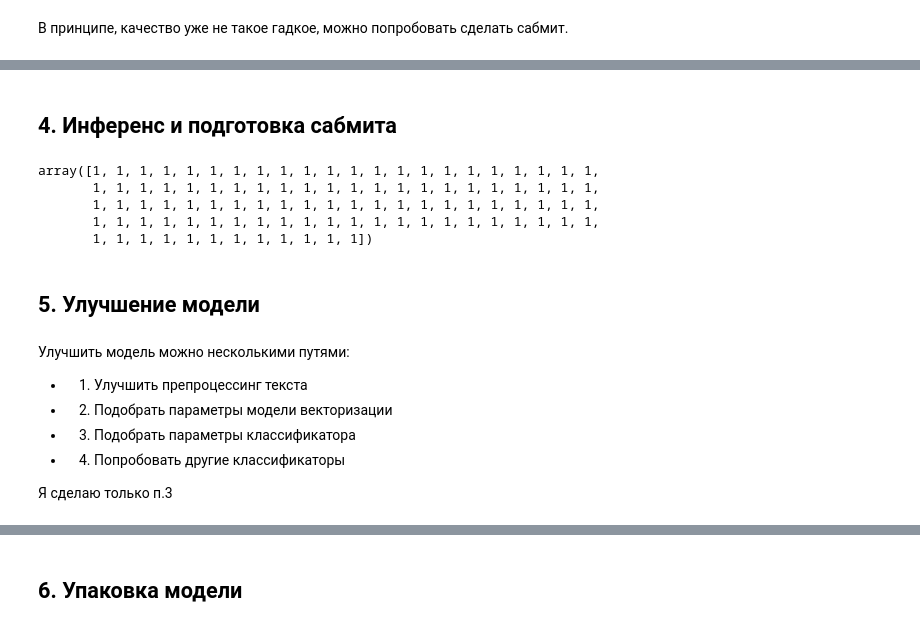
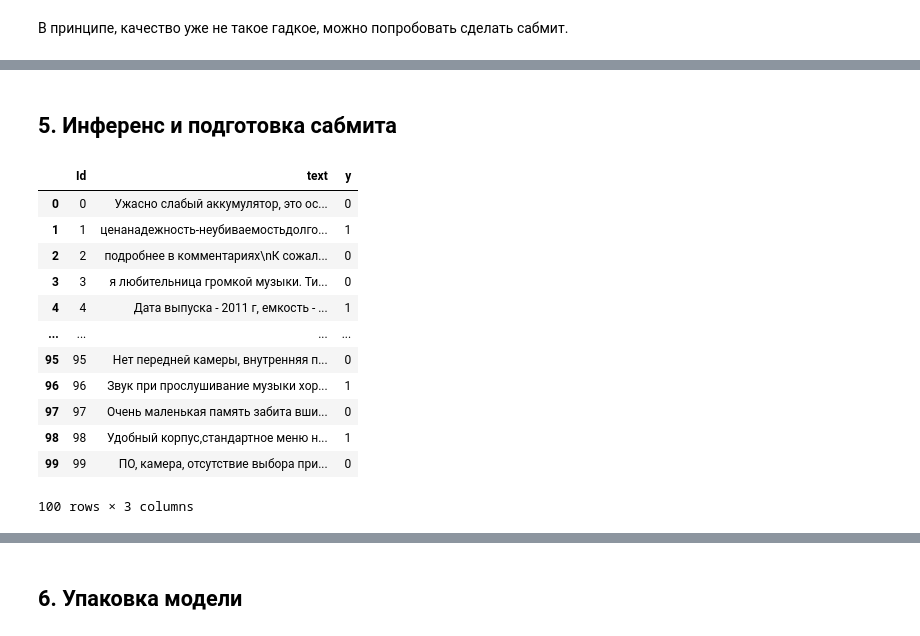
Before and after one commit to tomateit/mlspec-sentiment-demo, a Jupyter notebook: notebooks/creating_classifier_ru.ipynb, the cells around one changed output, grey strips where cells are left out. Saved outputs shown, nothing was run; the diff lists cells and outputs as text; code cells hidden in the pictures.

Commit message:
Creating model WIP

```diff
--- a/notebooks/creating_classifier_ru.ipynb
+++ b/notebooks/creating_classifier_ru.ipynb
@@ -154,5 +290,5 @@ Pipeline(steps=[('vectorizertransformer', VectorizerTransformer()),
 # %% [markdown]
-## 4. Инференс и подготовка сабмита
+## 5. Инференс и подготовка сабмита
 # %%
 import bs4
 test = []
@@ -163,21 +299,19 @@ with open("test.csv") as tfile:
         test.append(r.text)
 
 # pd.read_csv("test.csv")
-# %%
-_model.predict(test)
-# %% [output]
-array([1, 1, 1, 1, 1, 1, 1, 1, 1, 1, 1, 1, 1, 1, 1, 1, 1, 1, 1, 1, 1, 1,
-       1, 1, 1, 1, 1, 1, 1, 1, 1, 1, 1, 1, 1, 1, 1, 1, 1, 1, 1, 1, 1, 1,
-       1, 1, 1, 1, 1, 1, 1, 1, 1, 1, 1, 1, 1, 1, 1, 1, 1, 1, 1, 1, 1, 1,
-       1, 1, 1, 1, 1, 1, 1, 1, 1, 1, 1, 1, 1, 1, 1, 1, 1, 1, 1, 1, 1, 1,
-       1, 1, 1, 1, 1, 1, 1, 1, 1, 1, 1, 1])
-# %% [markdown]
-## 5. Улучшение модели
-# %% [markdown]
-Улучшить модель можно несколькими путями:
-+ 1. Улучшить препроцессинг текста
-+ 2. Подобрать параметры модели векторизации
-+ 3. Подобрать параметры классификатора
-+ 4. Попробовать другие классификаторы
-
-Я сделаю только п.3
+# %%
+test
+# %% [output]
+|  | Id | text | y |
+| 0 | 0 | Ужасно слабый аккумулятор, это ос... | 0 |
+| 1 | 1 | ценанадежность-неубиваемостьдолго... | 1 |
+| 2 | 2 | подробнее в комментариях\nК сожал... | 0 |
+| 3 | 3 | я любительница громкой музыки. Ти... | 0 |
+| 4 | 4 | Дата выпуска - 2011 г, емкость - ... | 1 |
+| ... | ... | ... | ... |
+| 95 | 95 | Нет передней камеры, внутренняя п... | 0 |
+| 96 | 96 | Звук при прослушивание музыки хор... | 1 |
+| 97 | 97 | Очень маленькая память забита вши... | 0 |
+| 98 | 98 | Удобный корпус,стандартное меню н... | 1 |
+| 99 | 99 | ПО, камера, отсутствие выбора при... | 0 |
+100 rows × 3 columns
```
Also changed, not shown: parts of 54 cells of this notebook, 1 other file.
